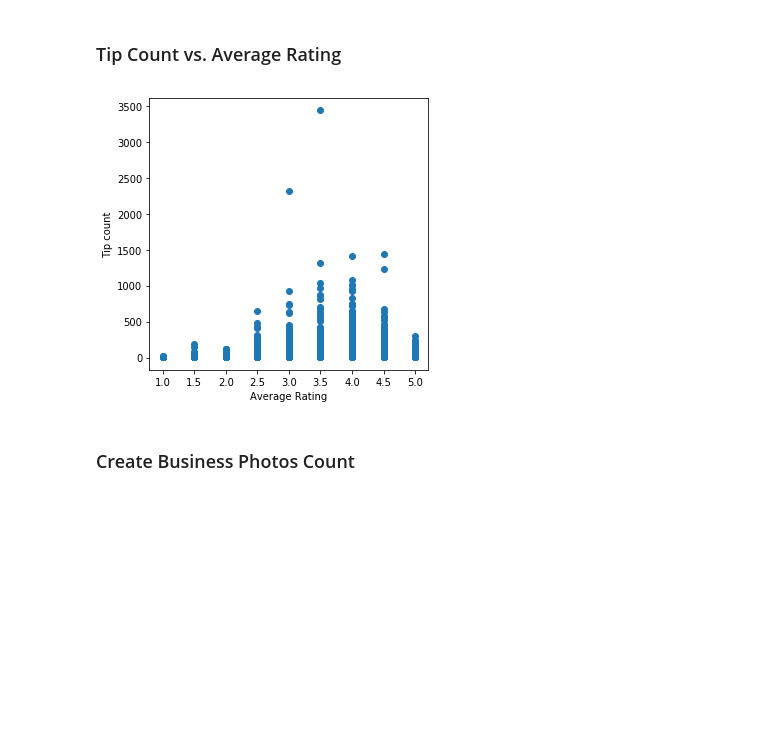
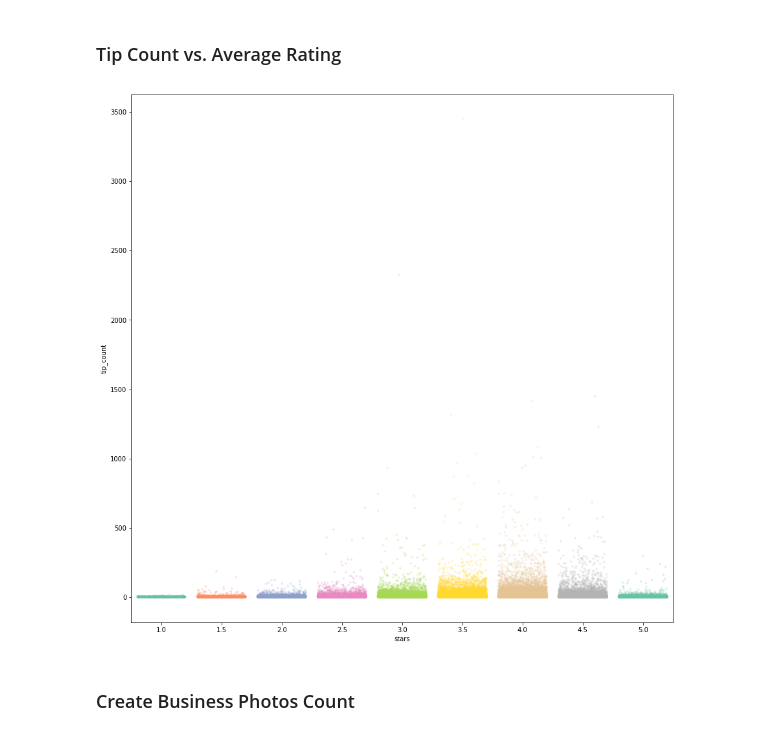
Before and after one commit to gravelcycles/yelp-dataset-challenge, a Jupyter notebook: EDA - Business.ipynb, the cells around one changed output. Drawn from its saved outputs; the diff is of its cells as text; code cells hidden in the pictures; blank space fills up the shorter version.

```diff
--- a/EDA - Business.ipynb
+++ b/EDA - Business.ipynb
@@ -207,13 +212,14 @@ merged_dropped.review_count.corr(merged_dropped.tip_count)
 # %% [markdown]
 ### Tip Count vs. Average Rating
 # %%
-plt.figure(figsize=(5,5))
-plt.scatter(merged_dropped.stars, merged_dropped.tip_count)
-plt.xlabel("Average Rating")
-plt.ylabel("Tip count")
-plt.show()
+plt.figure(figsize=(15,15))
+# plt.scatter(merged_dropped.stars, merged_dropped.tip_count)
+# plt.xlabel("Average Rating")
+# plt.ylabel("Tip count")
+# plt.show()
+ax =  sns.stripplot("stars", "tip_count", data=merged_dropped, palette="Set2", size=3, marker="D", edgecolor="gray", alpha=.25, jitter=.4)
 # %% [output]
-[figure, old version]
+[figure, new version]
 # %% [markdown]
 ### Create Business Photos Count
 # %%
```
Also changed, not shown: parts of 16 cells of this notebook.
